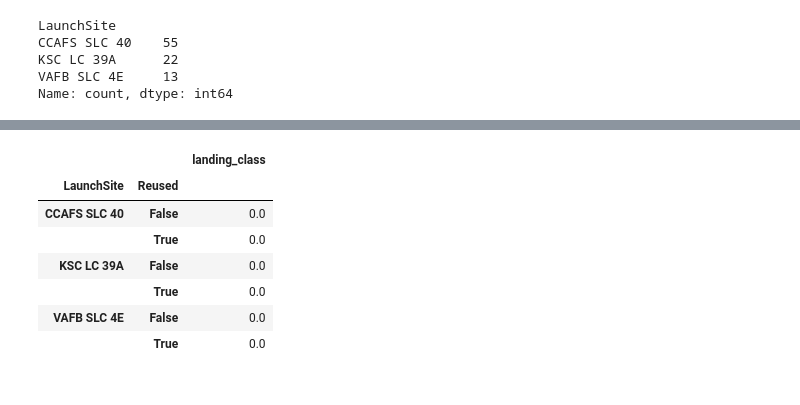
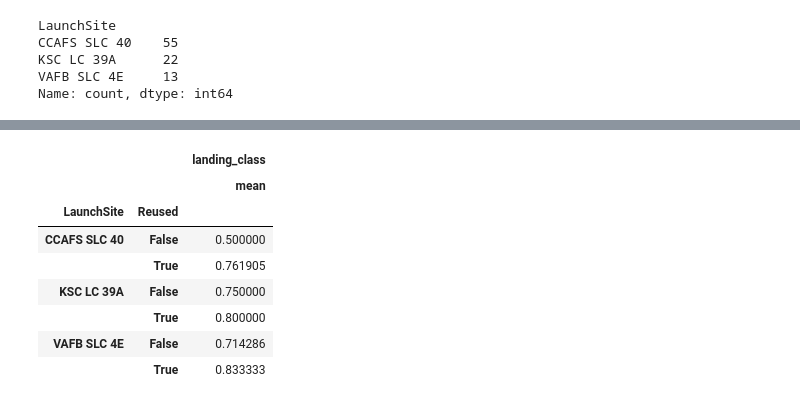
Before and after one commit to abwakujeff/Space-X, a Jupyter notebook: SpaceX_EDA _classwork.ipynb, the cells around one changed output, grey strips where cells are left out. Saved outputs shown, nothing was run; the diff lists cells and outputs as text; code cells hidden in the pictures.

```diff
--- a/SpaceX_EDA _classwork.ipynb
+++ b/SpaceX_EDA _classwork.ipynb
@@ -199,7 +197,7 @@ dict(spacex["Outcome"].items())
 # hint: spacex["Outcome"].items() is the dictionary output above.
 landing_class = []
 for key, value in spacex["Outcome"].items():
-    if "success" in value.lower():
+    if 'True' in value:
         landing_class.append(1)
     else:
         landing_class.append(0)
@@ -361,12 +360,13 @@ spacex.groupby(['LaunchSite', 'Reused']).agg({'landing_class': 'mean'})
 # %%
 # You can apply groupby() with agg() method to show as a dataframe
-spacex.groupby(['LaunchSite', 'Reused']).agg({'landing_class': 'mean'})
+spacex.groupby(['LaunchSite', 'Reused']).agg({'landing_class': ['mean']})
 # %% [output]
 |  |  | landing_class |
+|  |  | mean |
 | LaunchSite | Reused |  |
-| CCAFS SLC 40 | False | 0.0 |
-|  | True | 0.0 |
-| KSC LC 39A | False | 0.0 |
-|  | True | 0.0 |
-| VAFB SLC 4E | False | 0.0 |
-|  | True | 0.0 |
+| CCAFS SLC 40 | False | 0.500000 |
+|  | True | 0.761905 |
+| KSC LC 39A | False | 0.750000 |
+|  | True | 0.800000 |
+| VAFB SLC 4E | False | 0.714286 |
+|  | True | 0.833333 |
```
Also changed, not shown: parts of 8 cells of this notebook.
